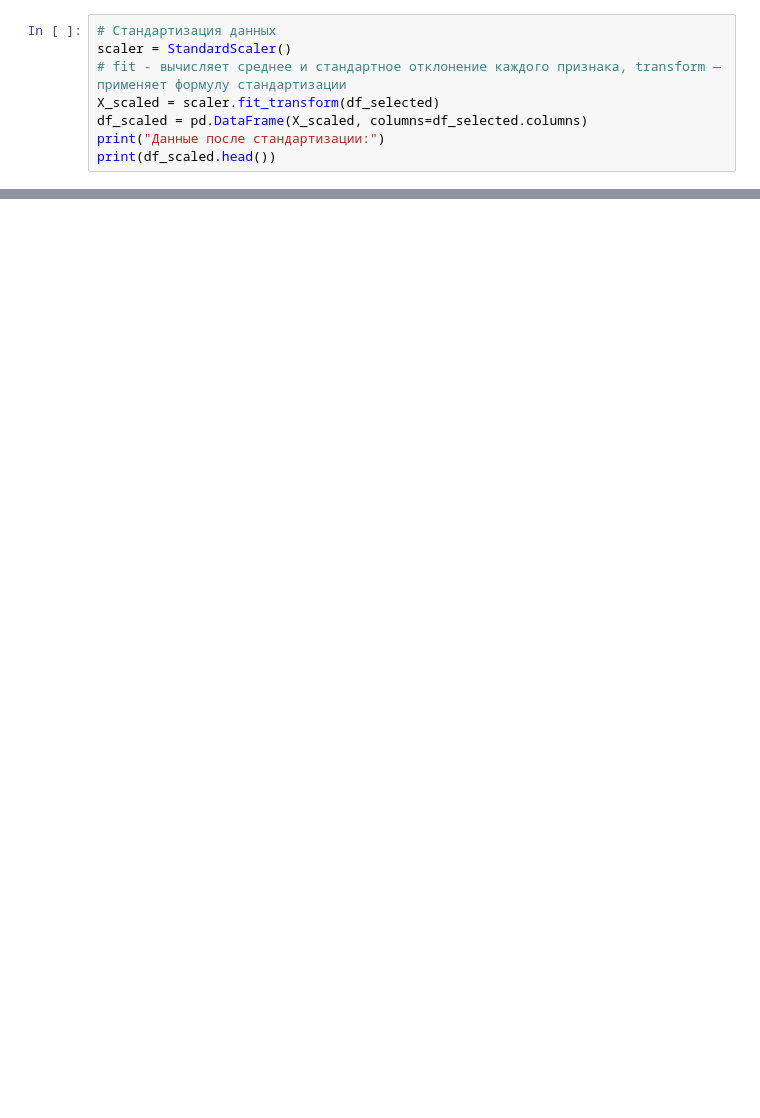
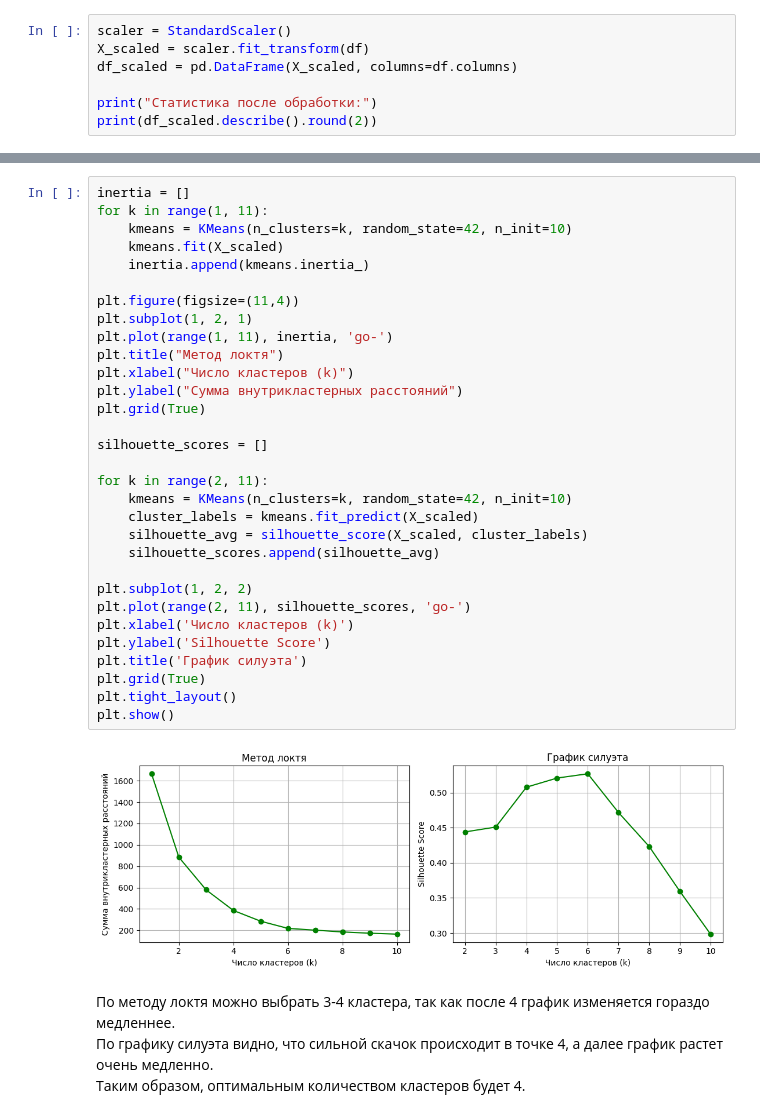
Before and after one commit to vchkashka/-_4, a Jupyter notebook: lab4_penguins.ipynb, the cells around one changed output, grey strips where cells are left out. Cells and saved outputs as stored; diff of their text form; blank space fills up the shorter version.

```diff
--- a/lab4_penguins.ipynb
+++ b/lab4_penguins.ipynb
@@ -99,9 +148,8 @@ plt.show()
 # %%
-# Стандартизация данных
 scaler = StandardScaler()
-# fit - вычисляет среднее и стандартное отклонение каждого признака, transform — применяет формулу стандартизации
-X_scaled = scaler.fit_transform(df_selected)
-df_scaled = pd.DataFrame(X_scaled, columns=df_selected.columns)
-print("Данные после стандартизации:")
-print(df_scaled.head())
+X_scaled = scaler.fit_transform(df)
+df_scaled = pd.DataFrame(X_scaled, columns=df.columns)
+
+print("Статистика после обработки:")
+print(df_scaled.describe().round(2))
 # %% [output]
@@ -317,0 +197,37 @@ plt.show()
+# %%
+inertia = []
+for k in range(1, 11):
+    kmeans = KMeans(n_clusters=k, random_state=42, n_init=10)
+    kmeans.fit(X_scaled)
+    inertia.append(kmeans.inertia_)
+
+plt.figure(figsize=(11,4))
+plt.subplot(1, 2, 1)
+plt.plot(range(1, 11), inertia, 'go-')
+plt.title("Метод локтя")
+plt.xlabel("Число кластеров (k)")
+plt.ylabel("Сумма внутрикластерных расстояний")
+plt.grid(True)
+
+silhouette_scores = []
+
+for k in range(2, 11):
+    kmeans = KMeans(n_clusters=k, random_state=42, n_init=10)
+    cluster_labels = kmeans.fit_predict(X_scaled)
+    silhouette_avg = silhouette_score(X_scaled, cluster_labels)
+    silhouette_scores.append(silhouette_avg)
+
+plt.subplot(1, 2, 2)
+plt.plot(range(2, 11), silhouette_scores, 'go-')
+plt.xlabel('Число кластеров (k)')
+plt.ylabel('Silhouette Score')
+plt.title('График силуэта')
+plt.grid(True)
+plt.tight_layout()
+plt.show()
+# %% [output]
+[figure, added]
+# %% [markdown]
+По методу локтя можно выбрать 3-4 кластера, так как после 4 график изменяется гораздо медленнее.<br>
+По графику силуэта видно, что сильной скачок происходит в точке 4, а далее график растет очень медленно.<br>
+Таким образом, оптимальным количеством кластеров будет 4.
```
Also changed, not shown: parts of 32 cells of this notebook.
